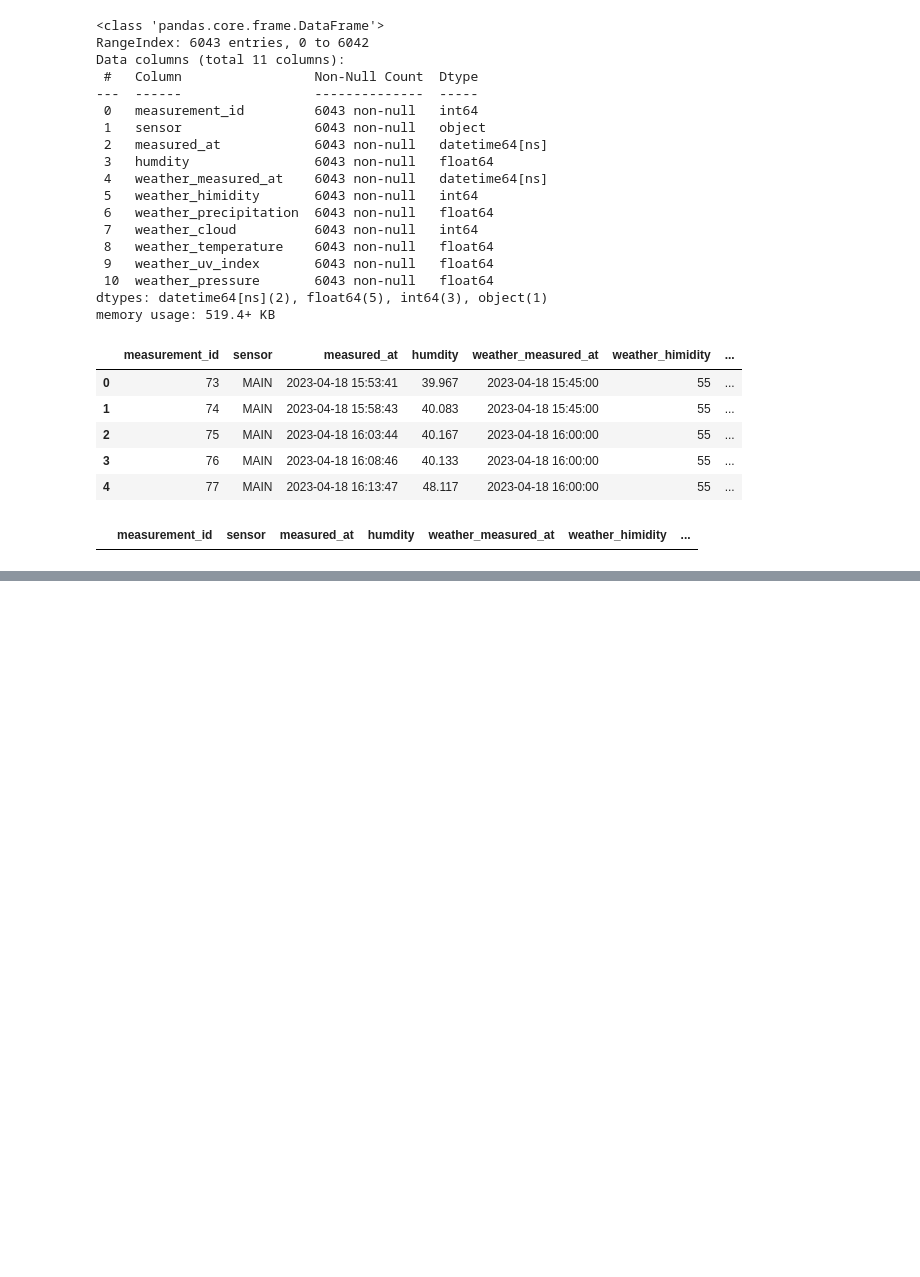
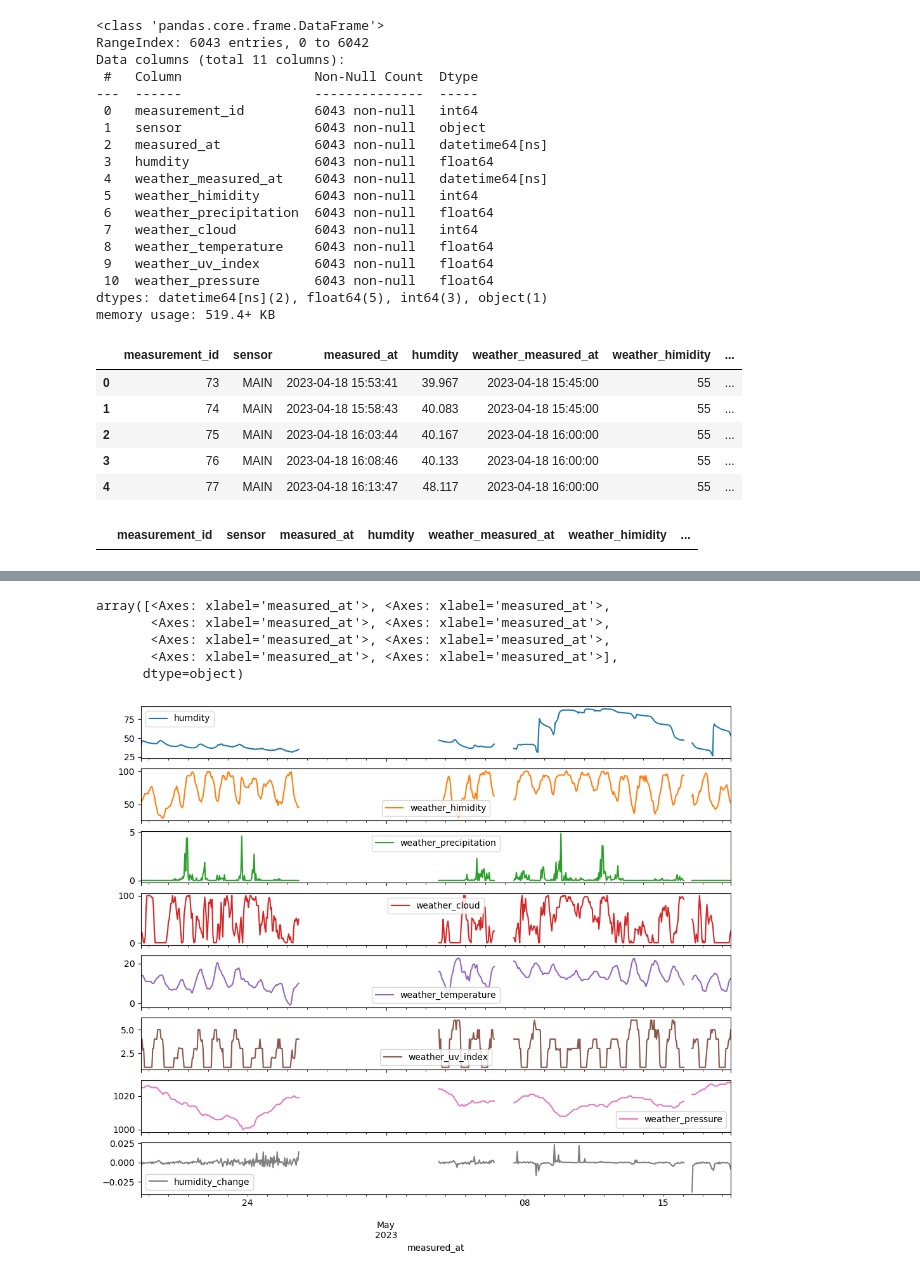
Before and after one commit to Niklas-Mezynski/fontys-individual-study-data-analysis, a Jupyter notebook: eda_salad.ipynb, the cells around one changed output, grey strips where cells are left out. Drawn from its saved outputs; the diff is of its cells as text; code cells hidden in the pictures; blank space fills up the shorter version.

```diff
--- a/eda_salad.ipynb
+++ b/eda_salad.ipynb
@@ -119,0 +149,3 @@ df.plot(x='measured_at', subplots=True, figsize=(12, 10));
+# %%
+thresh = 0.1
+df.loc[(df["humidity_change"] < -thresh), "humidity_change"] = 0
@@ -119,0 +164,3 @@ df.plot(x='measured_at', subplots=True, figsize=(12, 10));
+# %%
+hourly = df.groupby(pd.Grouper(key='measured_at', freq='H')).mean(numeric_only=True)
+hourly.reset_index(inplace=True)
@@ -119,0 +186,9 @@ df.plot(x='measured_at', subplots=True, figsize=(12, 10));
+# %%
+hourly.plot(x='measured_at', subplots=True, figsize=(12, 10))
+# %% [output]
+array([<Axes: xlabel='measured_at'>, <Axes: xlabel='measured_at'>,
+       <Axes: xlabel='measured_at'>, <Axes: xlabel='measured_at'>,
+       <Axes: xlabel='measured_at'>, <Axes: xlabel='measured_at'>,
+       <Axes: xlabel='measured_at'>, <Axes: xlabel='measured_at'>],
+      dtype=object)
+[figure, added]
```
Also changed, not shown: parts of 12 cells of this notebook, 1 other file.
